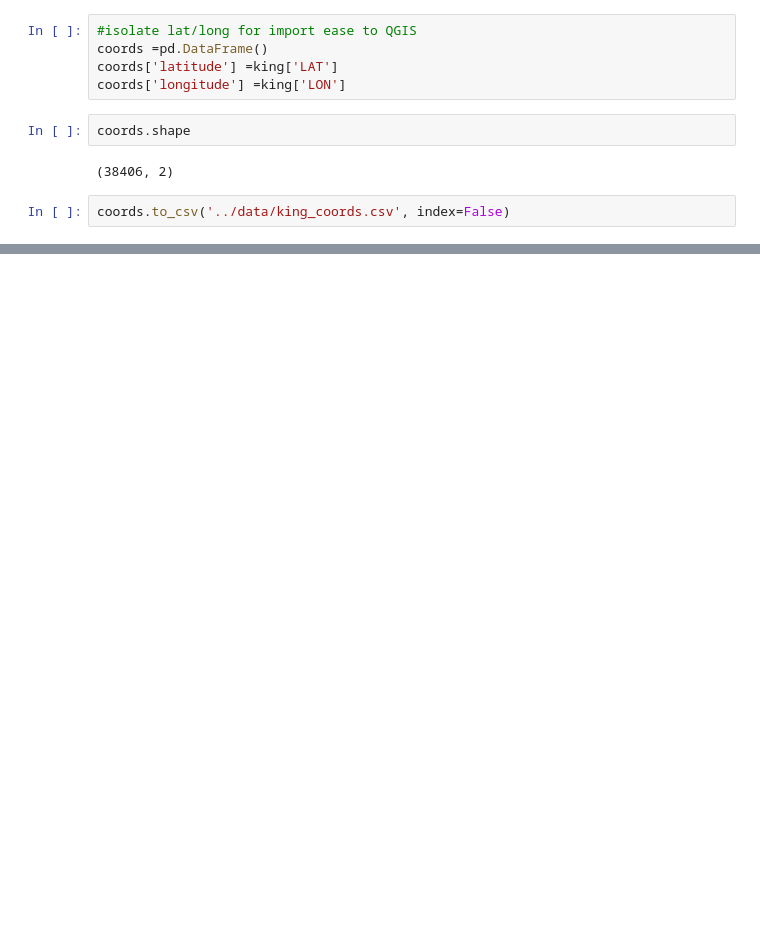
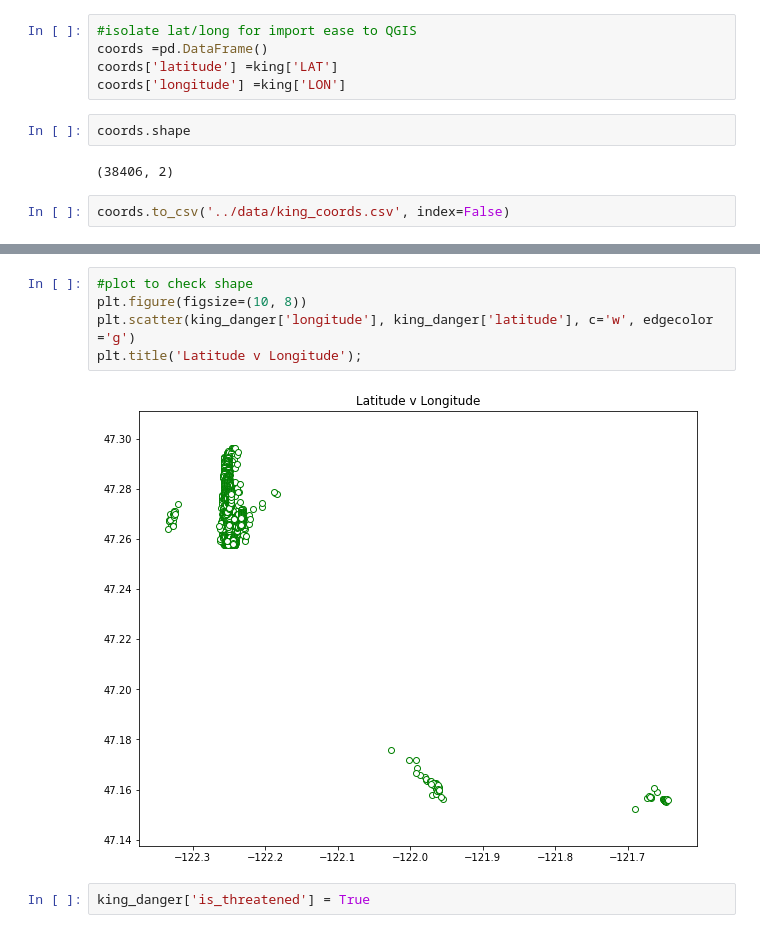
Before and after one commit to dsteffan/mount_rainier_disaster_estimate, a Jupyter notebook: code/lat_long_coordinates.ipynb, the cells around one changed output, grey strips where cells are left out. Saved outputs shown, nothing was run; the diff lists cells and outputs as text; blank space fills up the shorter version.

```diff
--- a/code/lat_long_coordinates.ipynb
+++ b/code/lat_long_coordinates.ipynb
@@ -381,0 +420,9 @@ coords.to_csv('../data/king_coords.csv', index=False)
+# %%
+#plot to check shape
+plt.figure(figsize=(10, 8))
+plt.scatter(king_danger['longitude'], king_danger['latitude'], c='w', edgecolor ='g')
+plt.title('Latitude v Longitude');
+# %% [output]
+[figure, added]
+# %%
+king_danger['is_threatened'] = True
```
Also changed, not shown: parts of 26 cells of this notebook, 4 other files.
